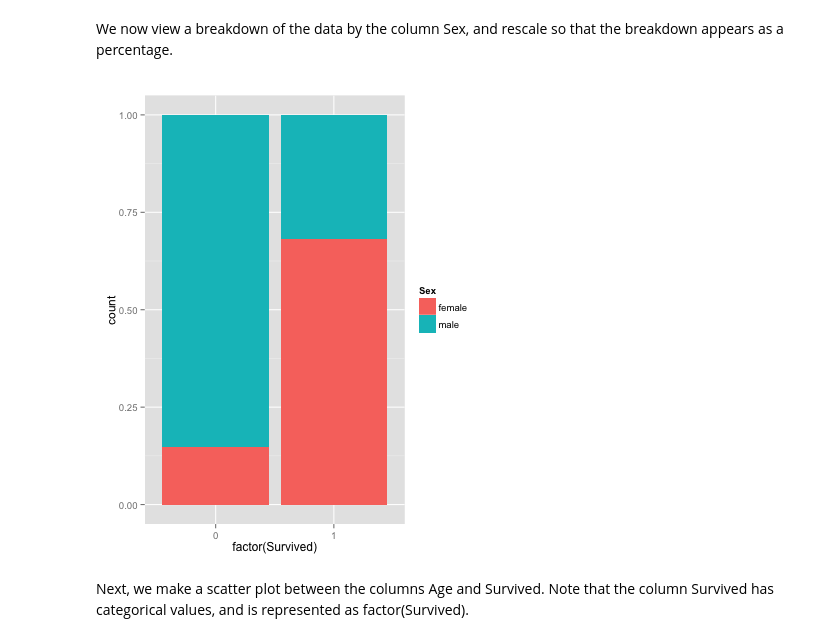
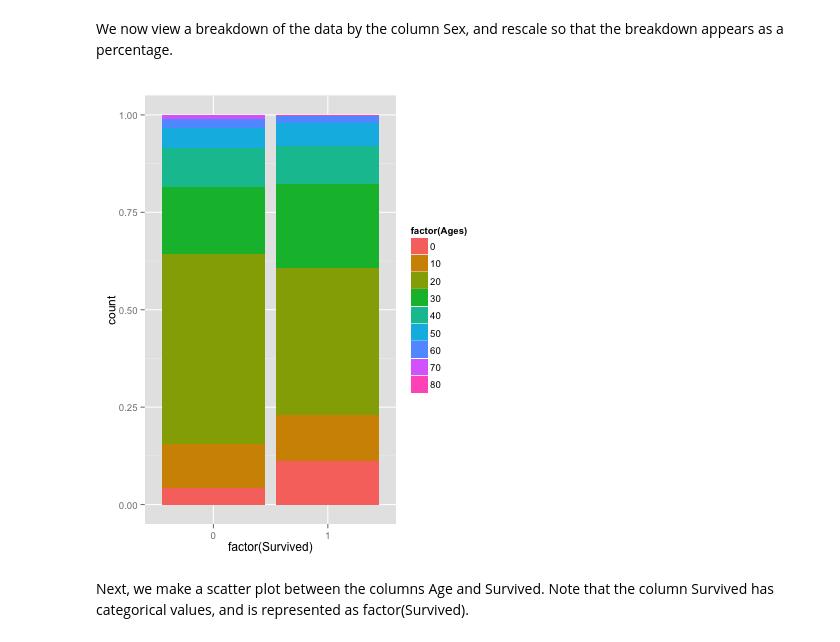
Before and after one commit to savarin/pyconuk-introtutorial, a Jupyter notebook: notebooks/Appendix B - Visualisation.ipynb, the cells around one changed output. Saved outputs shown, nothing was run; the diff lists cells and outputs as text; code cells hidden in the pictures.

```diff
--- a/notebooks/Appendix B - Visualisation.ipynb
+++ b/notebooks/Appendix B - Visualisation.ipynb
@@ -41,11 +41,11 @@ qplot(factor(Survived), data=df, geom="bar")
 We now view a breakdown of the data by the column Sex, and rescale so that the breakdown appears as a percentage.
 # %%
 %%R -w 400
-qplot(factor(Survived), data=df, fill=Sex, geom="bar", position="fill")
+#qplot(factor(Survived), data=df, fill=factor(Sex), geom="bar", position="fill")
 #qplot(factor(Survived), data=df, fill=factor(Pclass), geom="bar", position="fill")
-#qplot(factor(Survived), data=df, fill=factor(Ages), geom="bar", position="fill")
+qplot(factor(Survived), data=df, fill=factor(Ages), geom="bar", position="fill")
 # %% [output]
-[figure, old version]
+[figure, new version]
 # %% [markdown]
 Next, we make a scatter plot between the columns Age and Survived. Note that the column Survived has categorical values, and is represented as factor(Survived).
 # %%
```
Also changed, not shown: parts of 1 cell of this notebook, 3 other files.
